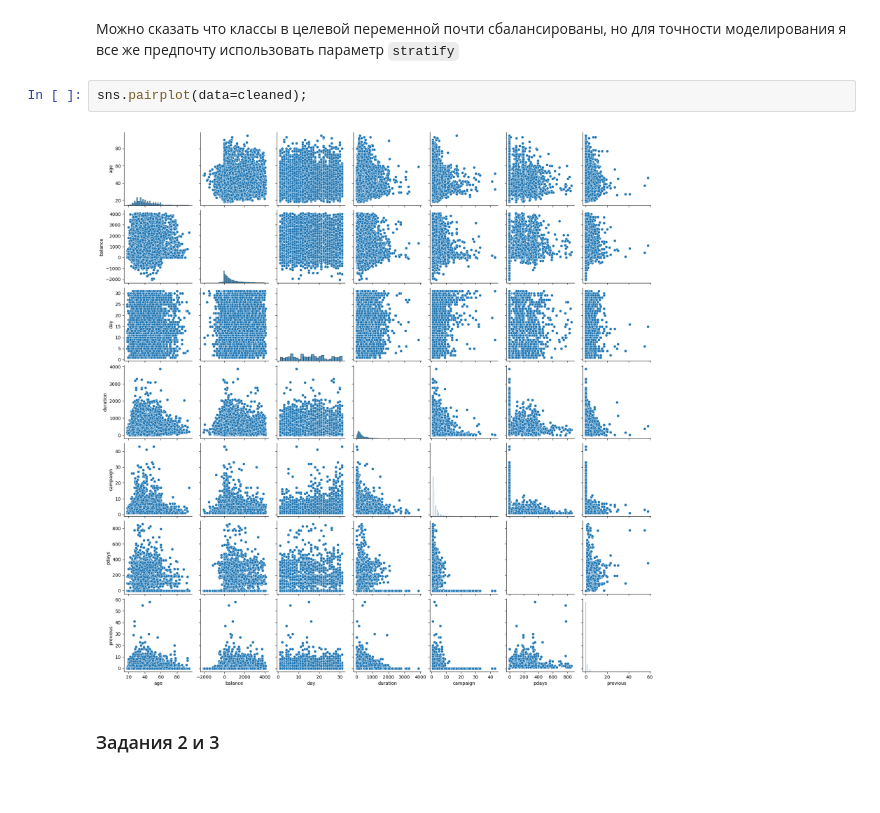
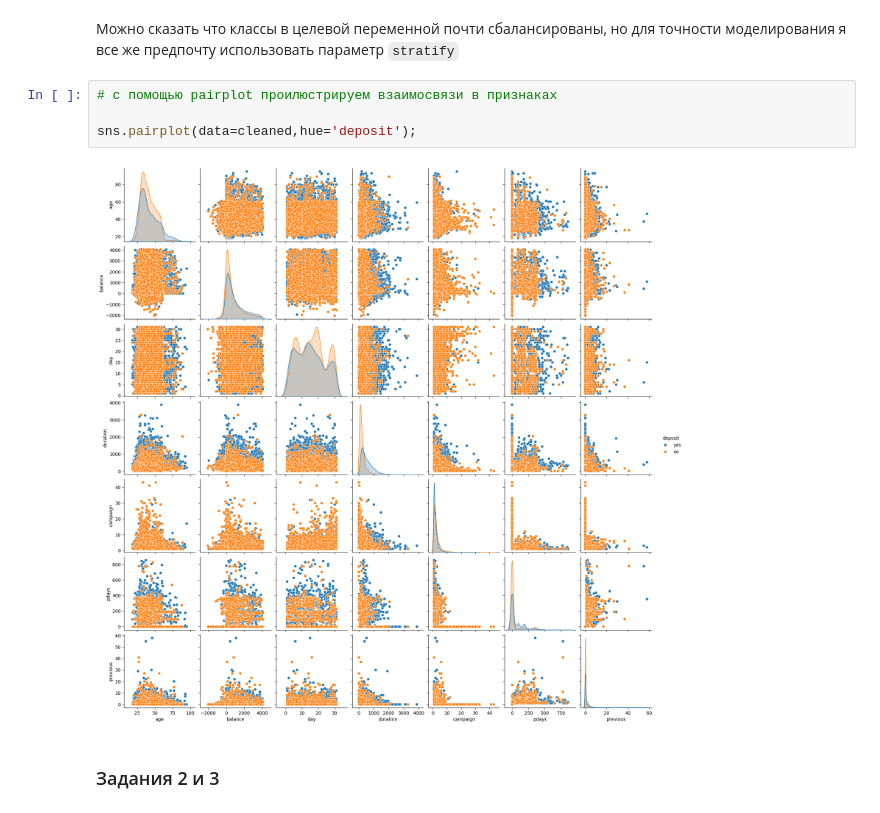
Before and after one commit to AntonYurkovskiy/Project_4_ML_BankDeposits, a Jupyter notebook: Project_4_ML.ipynb, the cells around one changed output. Saved outputs shown, nothing was run; the diff lists cells and outputs as text.

```diff
--- a/Project_4_ML.ipynb
+++ b/Project_4_ML.ipynb
@@ -166,9 +166,11 @@ Name: count, dtype: int64
 # %% [markdown]
 Можно сказать что классы в целевой переменной почти сбалансированы, но для точности моделирования я все же предпочту использовать параметр `stratify`
 # %%
-sns.pairplot(data=cleaned);
+# с помощью pairplot проилюстрируем взаимосвязи в признаках
+
+sns.pairplot(data=cleaned,hue='deposit');
 # %% [output]
-[figure, old version]
+[figure, new version]
 # %% [markdown]
 ### Задания 2 и 3
 # %%
```
Also changed, not shown: parts of 16 cells of this notebook.
